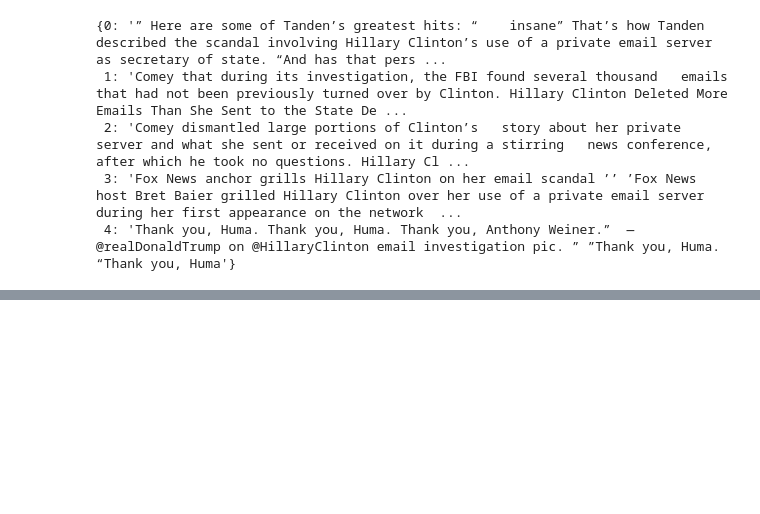
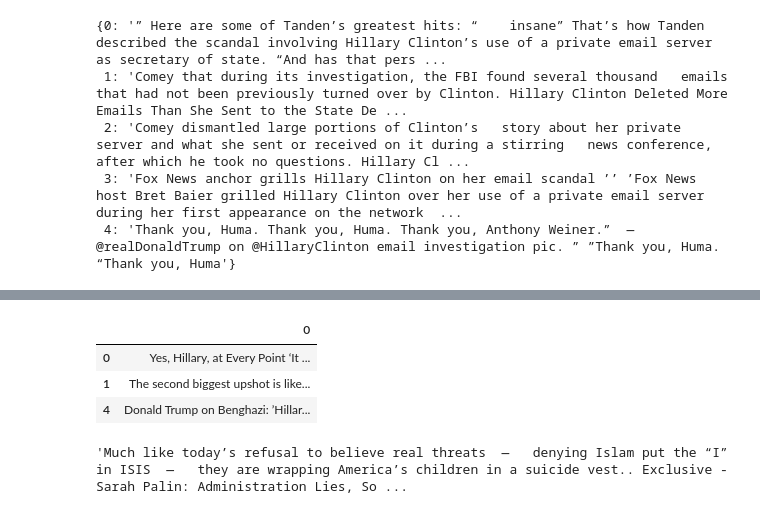
Before and after one commit to s-miramontes/News_Filter, a Jupyter notebook: Pilot/Data Cleanse and Clustering Models.ipynb, the cells around one changed output, grey strips where cells are left out. Drawn from its saved outputs; the diff is of its cells as text; code cells hidden in the pictures; blank space fills up the shorter version.

```diff
--- a/Pilot/Data Cleanse and Clustering Models.ipynb
+++ b/Pilot/Data Cleanse and Clustering Models.ipynb
@@ -634,7 +634,7 @@ def generate_summary(content, top_n=5):
 # %%
 def get_summaries(cluster_name):
   '''
-  input: list of articles
+  input: list of articles in cluster
   output: dictionary with valid summaries
   '''
 
@@ -688,0 +710,8 @@ third
+# %%
+frame_first = pd.DataFrame.from_dict(first, orient= 'index')
+frame_first
+# %% [output]
+|  | 0 |
+| 0 | Yes, Hillary, at Every Point ‘It ... |
+| 1 | The second biggest upshot is like... |
+| 4 | Donald Trump on Benghazi: ’Hillar... |
@@ -688,0 +724,5 @@ third
+# %%
+# first summary of first cluster/topic:
+generate_summary(entire_text[0])
+# %% [output]
+'Much like today’s refusal to believe real threats  —   denying Islam put the “I” in ISIS  —   they are wrapping America’s children in a suicide vest.. Exclusive - Sarah Palin: Administration Lies, So ...
```
Also changed, not shown: parts of 5 cells of this notebook.
